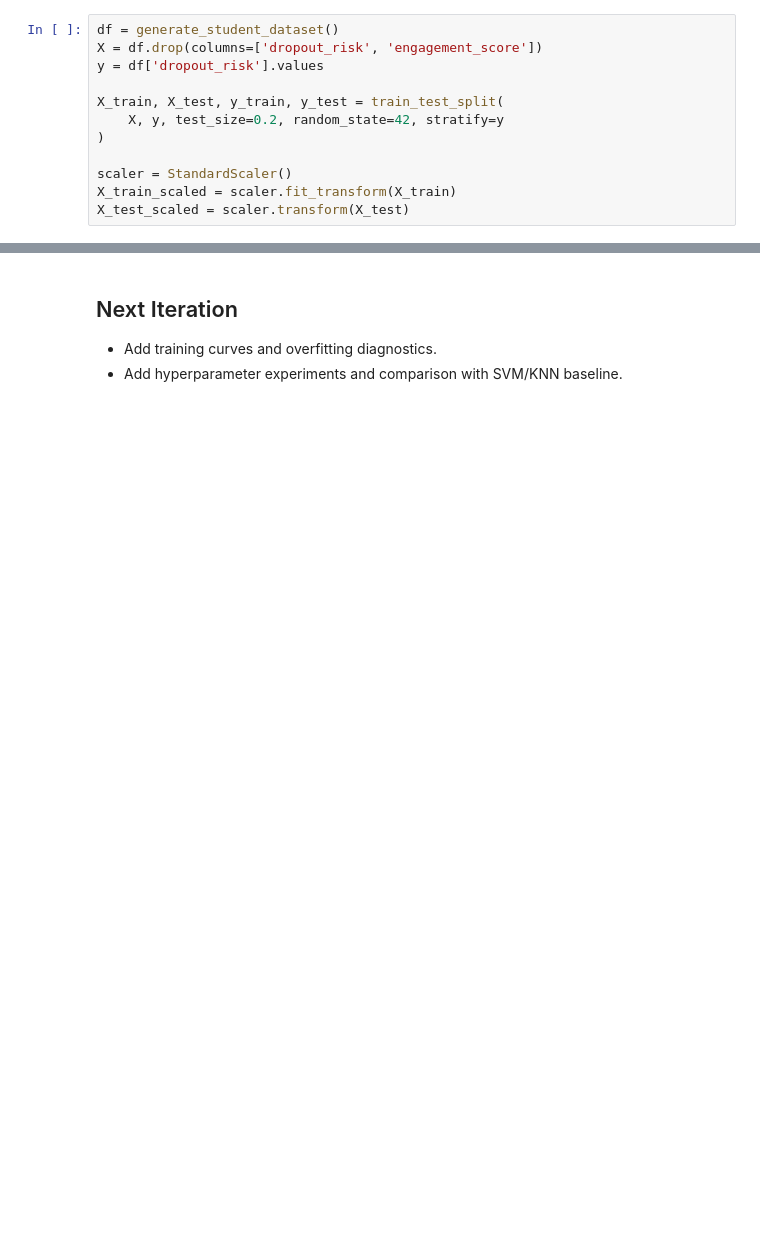
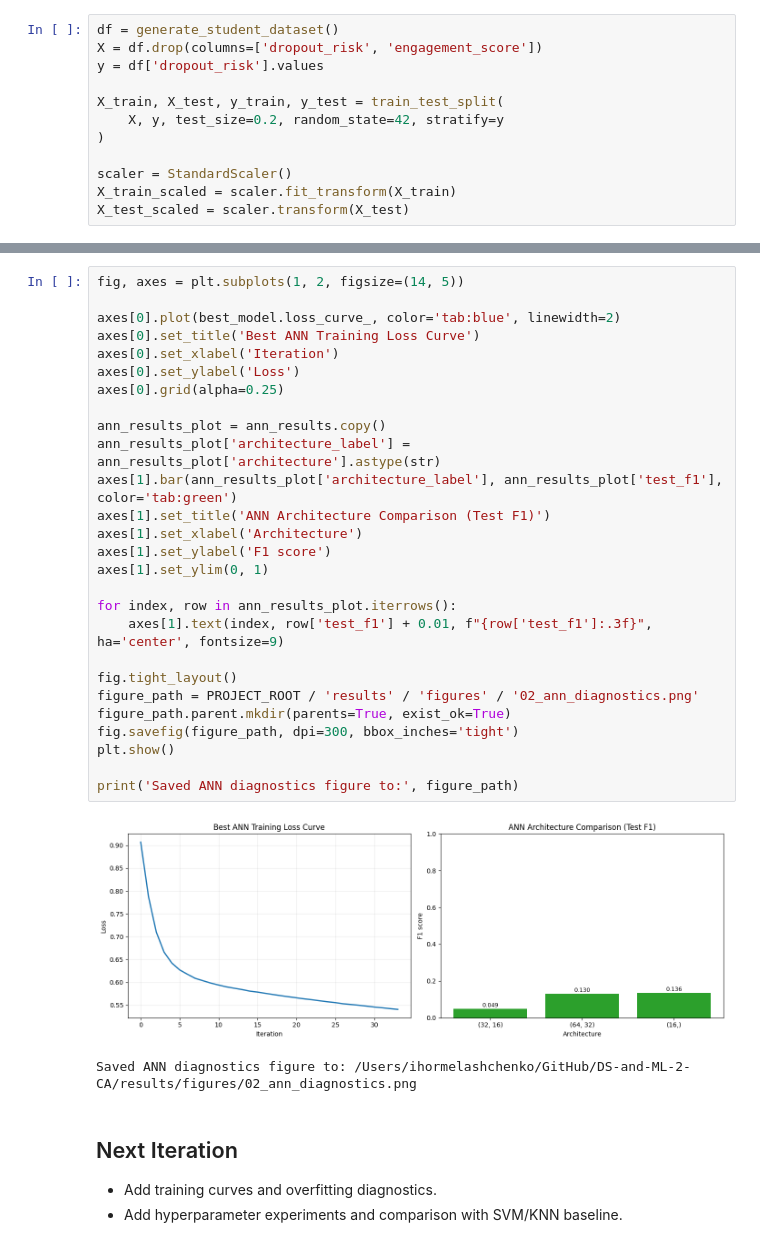
Before and after one commit to baldeagle0125/DS-and-ML-2-CA, a Jupyter notebook: notebooks/02_artificial_neural_networks.ipynb, the cells around one changed output, grey strips where cells are left out. Cells and saved outputs as stored; diff of their text form; blank space fills up the shorter version.

```diff
--- a/notebooks/02_artificial_neural_networks.ipynb
+++ b/notebooks/02_artificial_neural_networks.ipynb
@@ -64,3 +106,33 @@ weighted avg       0.58      0.59      0.59       120
+# %%
+fig, axes = plt.subplots(1, 2, figsize=(14, 5))
+
+axes[0].plot(best_model.loss_curve_, color='tab:blue', linewidth=2)
+axes[0].set_title('Best ANN Training Loss Curve')
+axes[0].set_xlabel('Iteration')
+axes[0].set_ylabel('Loss')
+axes[0].grid(alpha=0.25)
+
+ann_results_plot = ann_results.copy()
+ann_results_plot['architecture_label'] = ann_results_plot['architecture'].astype(str)
+axes[1].bar(ann_results_plot['architecture_label'], ann_results_plot['test_f1'], color='tab:green')
+axes[1].set_title('ANN Architecture Comparison (Test F1)')
+axes[1].set_xlabel('Architecture')
+axes[1].set_ylabel('F1 score')
+axes[1].set_ylim(0, 1)
+
+for index, row in ann_results_plot.iterrows():
+    axes[1].text(index, row['test_f1'] + 0.01, f"{row['test_f1']:.3f}", ha='center', fontsize=9)
+
+fig.tight_layout()
+figure_path = PROJECT_ROOT / 'results' / 'figures' / '02_ann_diagnostics.png'
+figure_path.parent.mkdir(parents=True, exist_ok=True)
+fig.savefig(figure_path, dpi=300, bbox_inches='tight')
+plt.show()
+
+print('Saved ANN diagnostics figure to:', figure_path)
+# %% [output]
+[figure, added]
+Saved ANN diagnostics figure to: /Users/ihormelashchenko/GitHub/DS-and-ML-2-CA/results/figures/02_ann_diagnostics.png
 # %% [markdown]
 ## Next Iteration
 - Add training curves and overfitting diagnostics.
```
Also changed, not shown: parts of 3 cells of this notebook.
